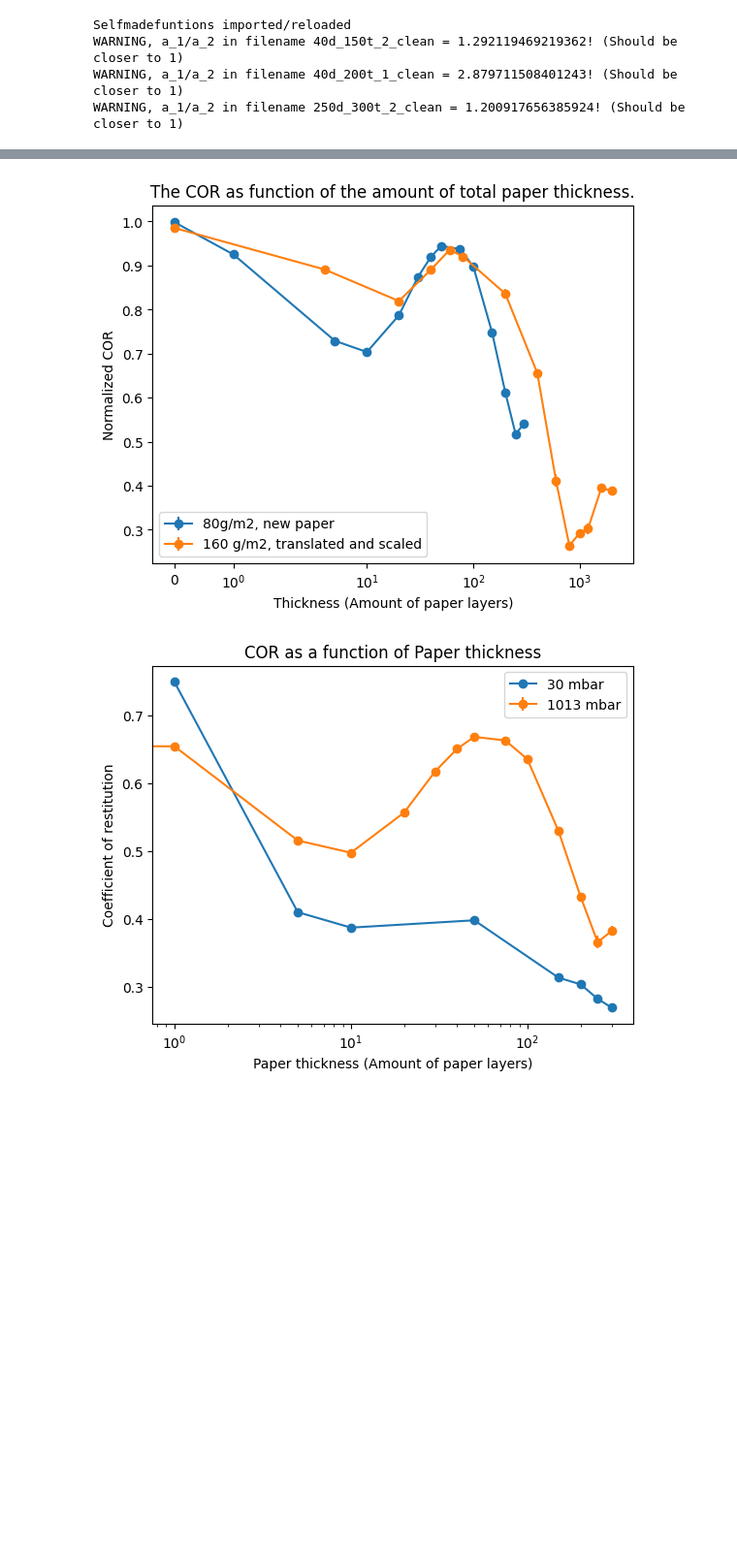
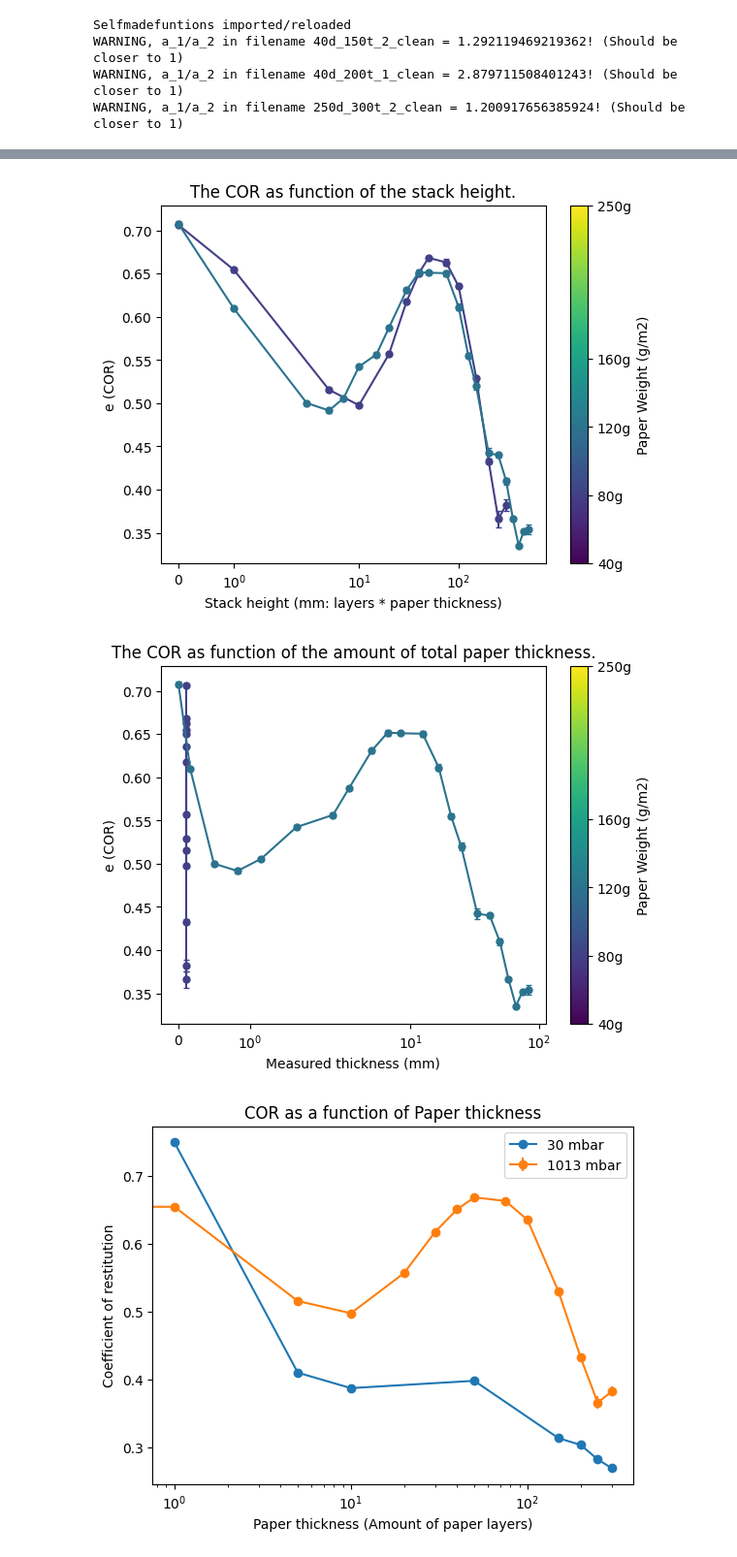
Before and after one commit to joshuadijksman/paperstack, a Jupyter notebook: Manou_version/code/Manou_Liesker_combinedata.ipynb, the cells around one changed output, grey strips where cells are left out. Shown at 97% size. Cells and saved outputs as stored; diff of their text form; code cells hidden in the pictures; blank space fills up the shorter version.

```diff
--- a/Manou_version/code/Manou_Liesker_combinedata.ipynb
+++ b/Manou_version/code/Manou_Liesker_combinedata.ipynb
@@ -790,14 +762,67 @@ plt.show()
-# %%
-plt.errorbar(Thickness_80d_newpaper_unique, normalized_COR_80d_newpaper, yerr = COR_err_80d_newpaper, fmt = 'o-', label = '80g/m2, new paper')
-plt.errorbar(Thickness_shifted_160d, COR_shifted_160d, yerr = COR_err_160d, fmt = 'o-', label = '160 g/m2, translated and scaled')
-plt.ylabel("Normalized COR")
-plt.xlabel("Thickness (Amount of paper layers)")
-plt.title("The COR as function of the amount of total paper thickness.")
-plt.xscale('symlog')
-plt.legend()
-plt.show()
-# %% [output]
-[figure, removed]
+# %%
+# 1. Define your paper weights
+weights = [40, 80, 120, 160, 250]
+
+# 2. Normalize weights range for the colormap (LogNorm handles exponential scaling well)
+norm = mpl.colors.Normalize(vmin=min(weights), vmax=max(weights))
+cmap = plt.colormaps['viridis']  # Try 'plasma', 'inferno', 'coolwarm', or 'copper'
+
+# --- PLOT 1: Function of the amount of paper layers ---
+fig1, ax1 = plt.subplots()
+
+ax1.errorbar(Thickness_80d_newpaper_unique, avg_COR_80d_newpaper, yerr=COR_err_80d_newpaper, fmt='o-',
+            color=cmap(norm(80)), markersize=5, capsize=2, label='80 g/m2, new paper')
+
+ax1.errorbar(Thickness_unique_120dw, avg_COR_120dw, yerr=COR_err_120dw, fmt='o-',
+            color=cmap(norm(120)), markersize=5, capsize=2, label='120 g/m2, new paper')
+
+
+
+
+
+ax1.set_ylabel("e (COR)")
+ax1.set_xlabel("Stack height (mm: layers * paper thickness)")
+ax1.set_xscale('symlog')
+ax1.set_title("The COR as function of the stack height.")
+
+# Colorbar for Plot 1
+sm1 = mpl.cm.ScalarMappable(cmap=cmap, norm=norm)
+sm1.set_array([])
+cbar1 = fig1.colorbar(sm1, ax=ax1)
+cbar1.set_label('Paper Weight (g/m2)')
+cbar1.set_ticks(weights)
+cbar1.set_ticklabels([f'{w}g' for w in weights])
+
+plt.show()
+
+
+# --- PLOT 2: Function of total paper thickness (mm) ---
+fig2, ax2 = plt.subplots()
+
+
+ax2.errorbar(measured_thickness_80d_newpaper, avg_COR_80d_newpaper, yerr=COR_err_80d_newpaper, fmt='o-',
+            color=cmap(norm(80)), markersize=5, capsize=2, label='80 g/m2, new paper')
+
+ax2.errorbar(measured_thickness_120dw, avg_COR_120dw, yerr=COR_err_120dw, fmt='o-',
+            color=cmap(norm(120)), markersize=5, capsize=2, label='120 g/m2, new paper')
+
+ax2.set_ylabel("e (COR)")
+ax2.set_xlabel("Measured thickness (mm)")
+ax2.set_xscale('symlog')
+ax2.set_title("The COR as function of the amount of total paper thickness.")
+
+# Colorbar for Plot 2
+sm2 = mpl.cm.ScalarMappable(cmap=cmap, norm=norm)
+sm2.set_array([])
+cbar2 = fig2.colorbar(sm2, ax=ax2)
+cbar2.set_label('Paper Weight (g/m2)')
+cbar2.set_ticks(weights)
+cbar2.set_ticklabels([f'{w}g' for w in weights])
+
+plt.show()
+# %% [output]
+[figure, added]
+[figure, added]
 # %%
 plt.errorbar(_22_7_Thickness, _22_7_COR, fmt = 'o-', label = '30 mbar')
 plt.title("COR as a function of Paper thickness")
```
Also changed, not shown: parts of 3 cells of this notebook.
